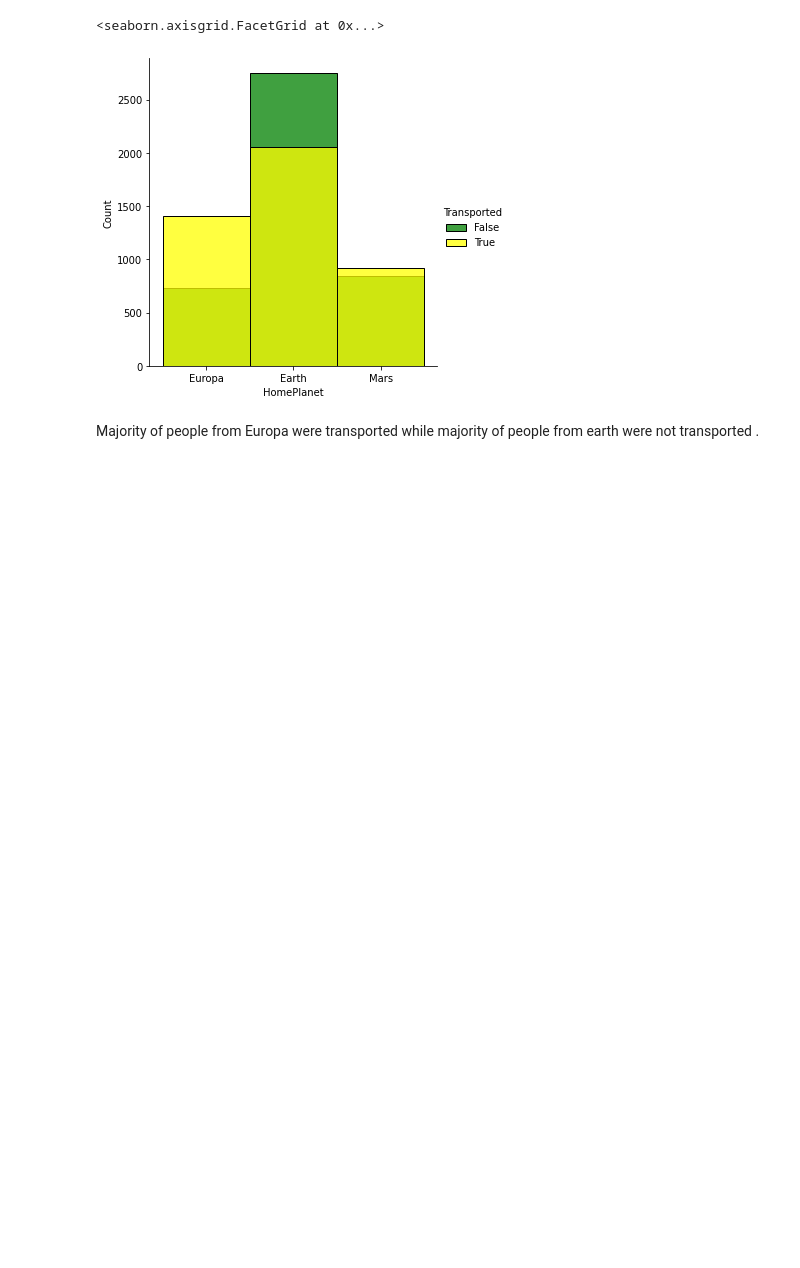
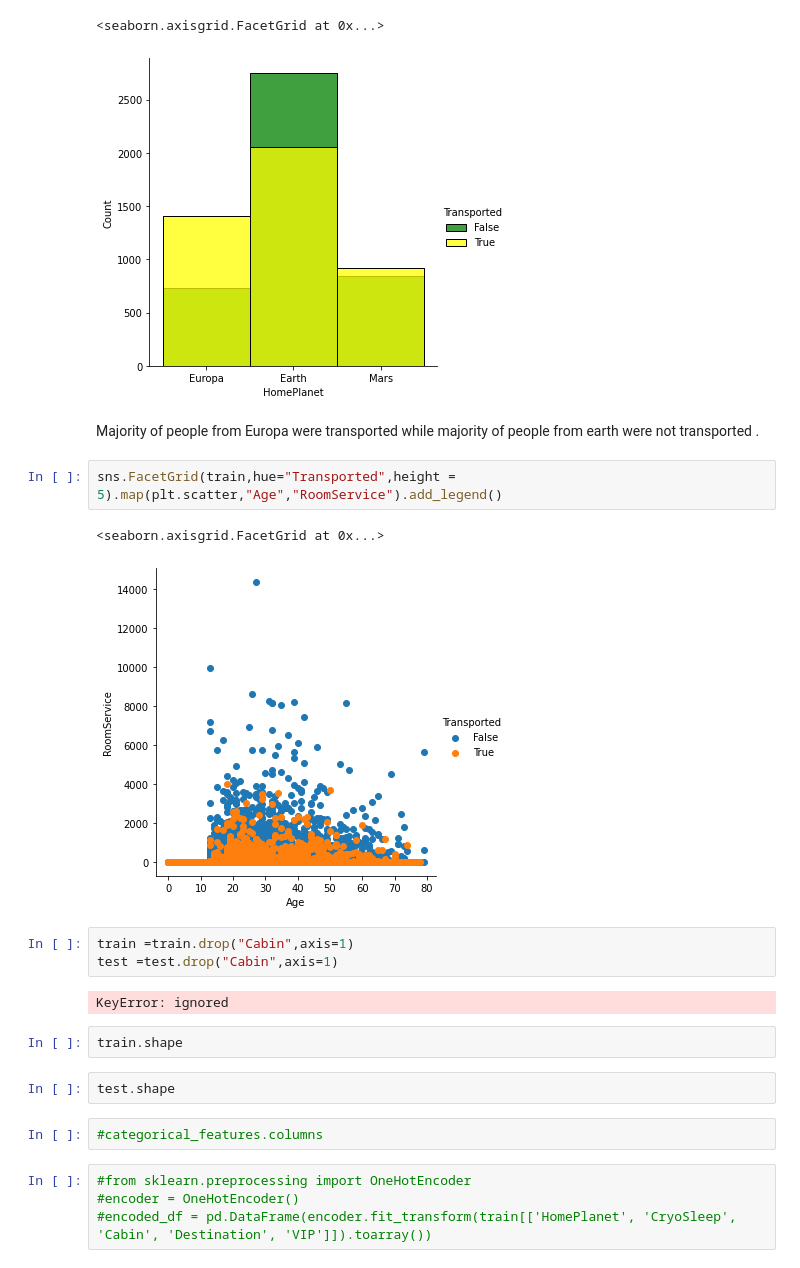
Before and after one commit to pranzalkhadka/SpaceshipTitanic_ML, a Jupyter notebook: Untitled3.ipynb, the cells around one changed output. Cells and saved outputs as stored; diff of their text form; blank space fills up the shorter version.

```diff
--- a/Untitled3.ipynb
+++ b/Untitled3.ipynb
@@ -183,3 +181,23 @@ sns.FacetGrid(train,hue="Transported",height=5,palette=['green','yellow']).map(s
 [figure]
 # %% [markdown]
 Majority of people from Europa were transported while majority of people from earth were not transported .
+# %%
+sns.FacetGrid(train,hue="Transported",height = 5).map(plt.scatter,"Age","RoomService").add_legend()
+# %% [output]
+<seaborn.axisgrid.FacetGrid at 0x...>
+[figure, added]
+# %%
+train =train.drop("Cabin",axis=1)
+test =test.drop("Cabin",axis=1)
+# %% [output]
+KeyError: ignored
+# %%
+train.shape
+# %%
+test.shape
+# %%
+#categorical_features.columns
+# %%
+#from sklearn.preprocessing import OneHotEncoder
+#encoder = OneHotEncoder()
+#encoded_df = pd.DataFrame(encoder.fit_transform(train[['HomePlanet', 'CryoSleep', 'Cabin', 'Destination', 'VIP']]).toarray())
```
Also changed, not shown: parts of 28 cells of this notebook.
